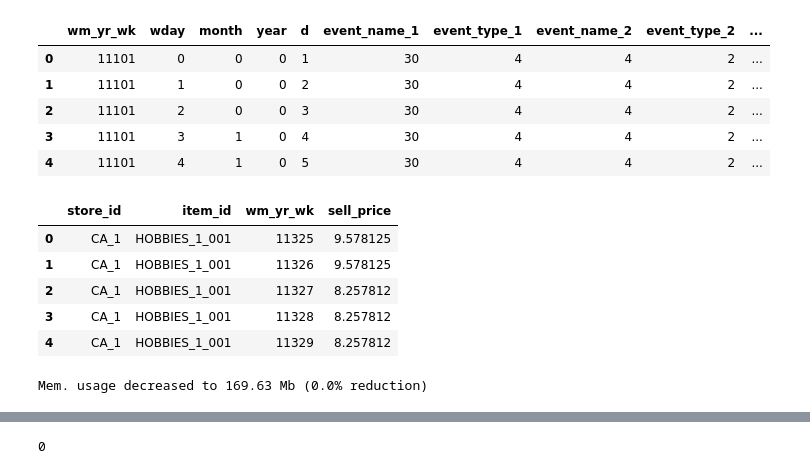
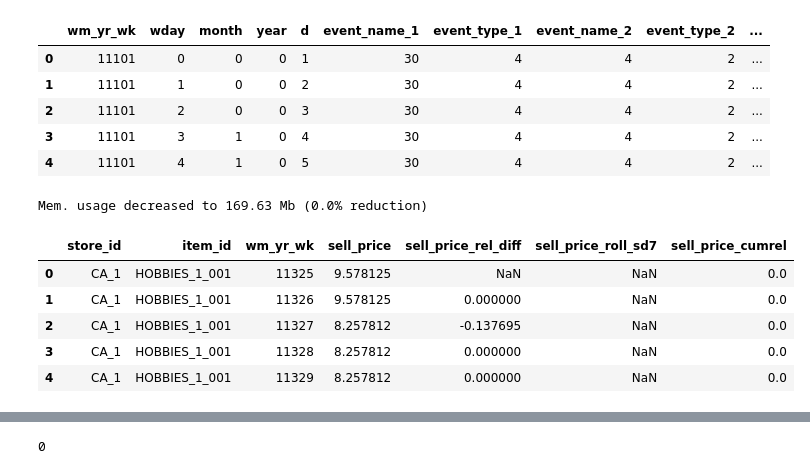
Before and after one commit to ikyath/M5-Forecasting-Accuracy-Kaggle, a Jupyter notebook: M5Forecasting&Accuracy.ipynb, the cells around one changed output, grey strips where cells are left out. Drawn from its saved outputs; the diff is of its cells as text; code cells hidden in the pictures.

```diff
--- a/M5Forecasting&Accuracy.ipynb
+++ b/M5Forecasting&Accuracy.ipynb
@@ -63,7 +64,7 @@ def read_data(PATH):
     submission = pd.read_csv(f'{PATH}/sample_submission.csv')
     return calendar, sell_prices, sales_train_validation, submission
 # %%
-calendar, sell_prices, sales_train_validation, submission = read_data("/content/drive/My Drive/Data Science")
+calendar, selling_prices, sales, submission = read_data("/content/drive/My Drive/Data Science")
 # %% [output]
 Reading files...
 Mem. usage decreased to  0.12 Mb (41.9% reduction)
@@ -112,24 +138,24 @@ calendar.head()
 | 2 | 11101 | 2 | 0 | 0 | 3 | 30 | 4 | 4 | 2 | ... |
 | 3 | 11101 | 3 | 1 | 0 | 4 | 30 | 4 | 4 | 2 | ... |
 | 4 | 11101 | 4 | 1 | 0 | 5 | 30 | 4 | 4 | 2 | ... |
+# %%
+def prep_selling_prices(df):
+    gr = df.groupby(["store_id", "item_id"])["sell_price"]
+    df["sell_price_rel_diff"] = gr.pct_change()
+    df["sell_price_roll_sd7"] = gr.transform(lambda x: x.rolling(7).std())
+    df["sell_price_cumrel"] = (gr.shift(0) - gr.cummin()) / (1 + gr.cummax() - gr.cummin())
+    df = reduce_mem_usage(df)
+    return df
+
+selling_prices = prep_selling_prices(selling_prices)
+# %% [output]
+Mem. usage decreased to 169.63 Mb (0.0% reduction)
 # %%
-sell_prices.head()
+selling_prices.head()
 # %% [output]
-|  | store_id | item_id | wm_yr_wk | sell_price |
-| 0 | CA_1 | HOBBIES_1_001 | 11325 | 9.578125 |
-| 1 | CA_1 | HOBBIES_1_001 | 11326 | 9.578125 |
-| 2 | CA_1 | HOBBIES_1_001 | 11327 | 8.257812 |
-| 3 | CA_1 | HOBBIES_1_001 | 11328 | 8.257812 |
-| 4 | CA_1 | HOBBIES_1_001 | 11329 | 8.257812 |
+|  | store_id | item_id | wm_yr_wk | sell_price | sell_price_rel_diff | sell_price_roll_sd7 | sell_price_cumrel |
+| 0 | CA_1 | HOBBIES_1_001 | 11325 | 9.578125 | NaN | NaN | 0.0 |
+| 1 | CA_1 | HOBBIES_1_001 | 11326 | 9.578125 | 0.000000 | NaN | 0.0 |
+| 2 | CA_1 | HOBBIES_1_001 | 11327 | 8.257812 | -0.137695 | NaN | 0.0 |
+| 3 | CA_1 | HOBBIES_1_001 | 11328 | 8.257812 | 0.000000 | NaN | 0.0 |
+| 4 | CA_1 | HOBBIES_1_001 | 11329 | 8.257812 | 0.000000 | NaN | 0.0 |
-# %%
-def prep_selling_prices(df):
-    gr = df.groupby(["store_id", "item_id"])["sell_price"]
-    df["sell_price_rel_diff"] = gr.pct_change()
-    df["sell_price_roll_sd7"] = gr.transform(lambda x: x.rolling(7).std())
-    df["sell_price_cumrel"] = (gr.shift(0) - gr.cummin()) / (1 + gr.cummax() - gr.cummin())
-    df = reduce_mem_usage(df)
-    return df
-
-sell_prices = prep_selling_prices(sell_prices)
-# %% [output]
-Mem. usage decreased to 169.63 Mb (0.0% reduction)
```
Also changed, not shown: parts of 29 cells of this notebook.
